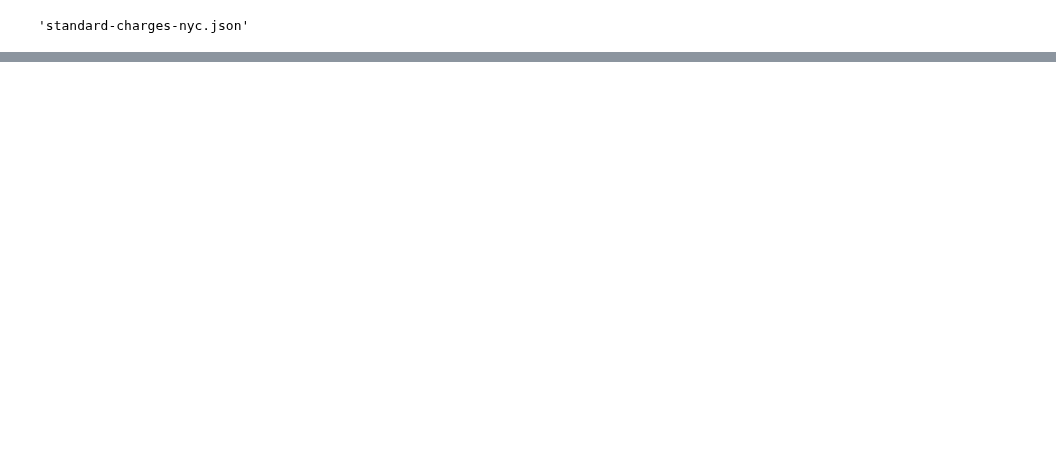
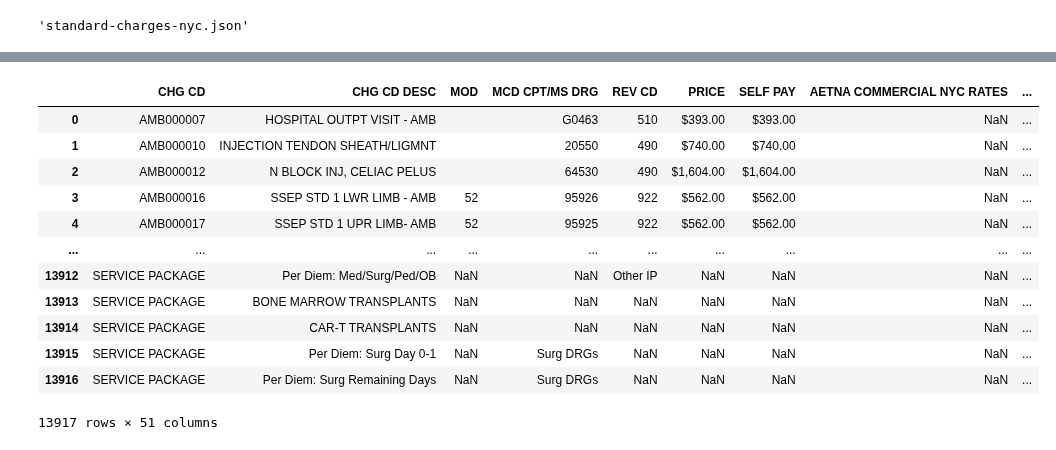
Before and after one commit to rl1987/dolthub-bounty-transparency-in-pricing, a Jupyter notebook: MSKCC.ipynb, the cells around one changed output, grey strips where cells are left out. Cells and saved outputs as stored; diff of their text form; code cells hidden in the pictures; blank space fills up the shorter version.

```diff
--- a/MSKCC.ipynb
+++ b/MSKCC.ipynb
@@ -42,0 +77,17 @@ CompletedProcess(args=['wget', '--no-clobber', 'https://www.mskcc.org/teaser/sta
+# %%
+df_ip = pd.DataFrame(json_dict['IP_NYC_07272023'])
+df_ip
+# %% [output]
+|  | CHG CD | CHG CD DESC | MOD | MCD CPT/MS DRG | REV CD | PRICE | SELF PAY | AETNA COMMERCIAL NYC RATES | ... |
+| 0 | AMB000007 | HOSPITAL OUTPT VISIT - AMB |  | G0463 | 510 | $393.00 | $393.00 | NaN | ... |
+| 1 | AMB000010 | INJECTION TENDON SHEATH/LIGMNT |  | 20550 | 490 | $740.00 | $740.00 | NaN | ... |
+| 2 | AMB000012 | N BLOCK INJ, CELIAC PELUS |  | 64530 | 490 | $1,604.00 | $1,604.00 | NaN | ... |
+| 3 | AMB000016 | SSEP STD 1 LWR LIMB - AMB | 52 | 95926 | 922 | $562.00 | $562.00 | NaN | ... |
+| 4 | AMB000017 | SSEP STD 1 UPR LIMB- AMB | 52 | 95925 | 922 | $562.00 | $562.00 | NaN | ... |
+| ... | ... | ... | ... | ... | ... | ... | ... | ... | ... |
+| 13912 | SERVICE PACKAGE | Per Diem: Med/Surg/Ped/OB | NaN | NaN | Other IP | NaN | NaN | NaN | ... |
+| 13913 | SERVICE PACKAGE | BONE MARROW TRANSPLANTS | NaN | NaN | NaN | NaN | NaN | NaN | ... |
+| 13914 | SERVICE PACKAGE | CAR-T TRANSPLANTS | NaN | NaN | NaN | NaN | NaN | NaN | ... |
+| 13915 | SERVICE PACKAGE | Per Diem: Surg Day 0-1 | NaN | Surg DRGs | NaN | NaN | NaN | NaN | ... |
+| 13916 | SERVICE PACKAGE | Per Diem: Surg Remaining Days | NaN | Surg DRGs | NaN | NaN | NaN | NaN | ... |
+13917 rows × 51 columns
```
Also changed, not shown: parts of 9 cells of this notebook.
